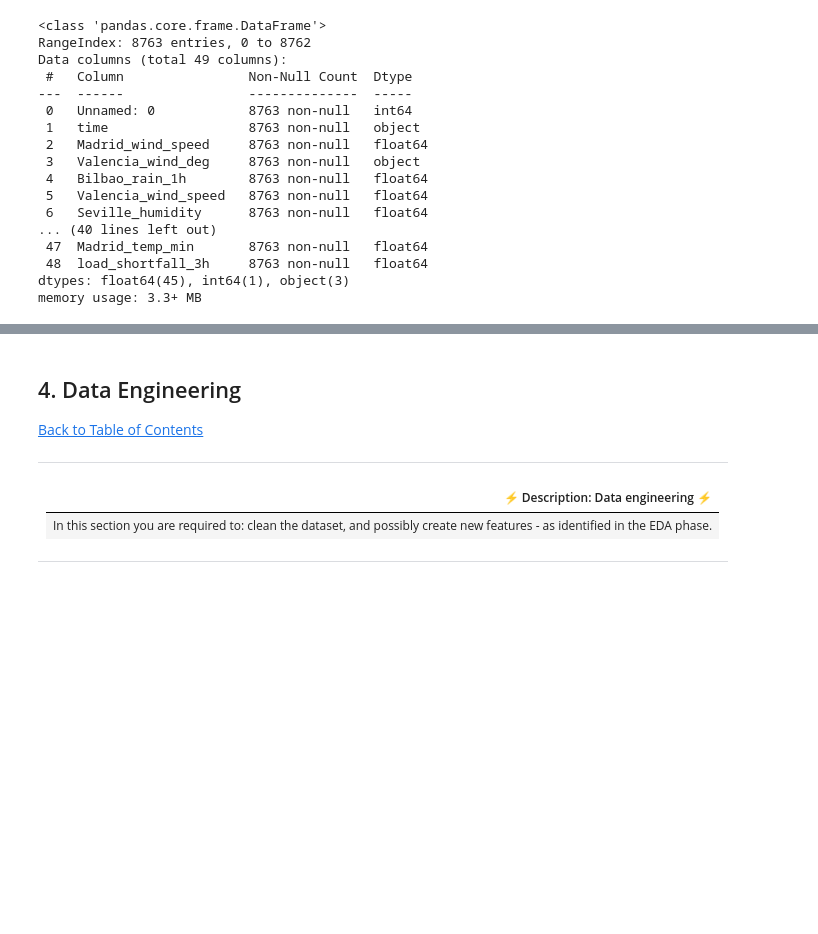
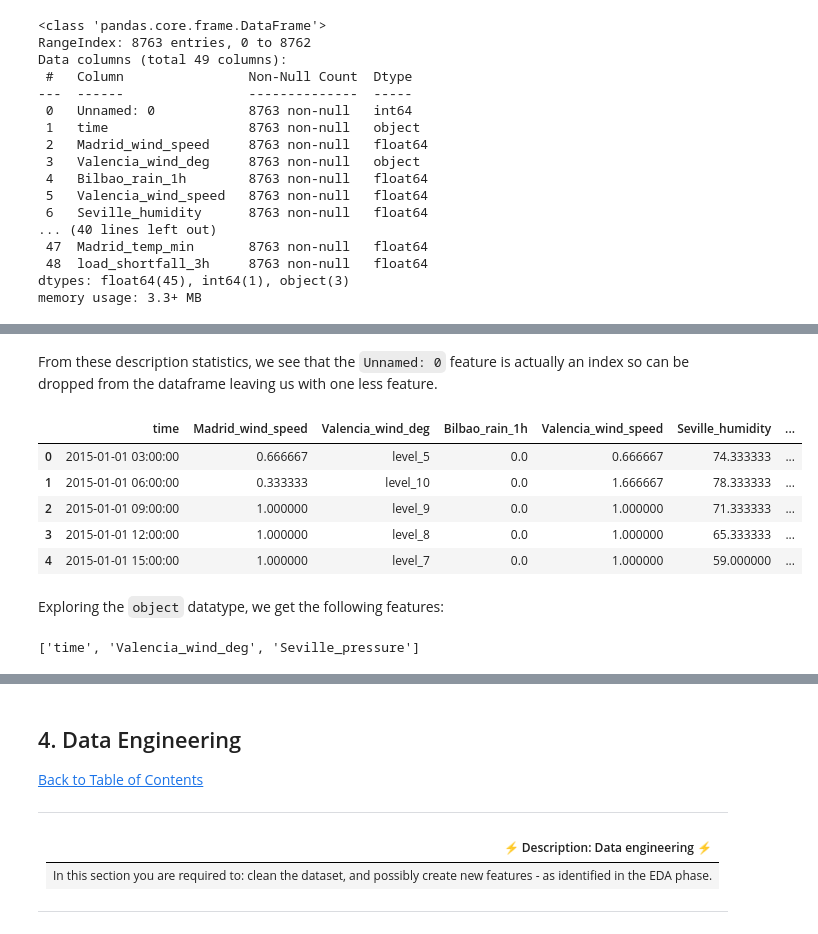
Before and after one commit to queen9921/advanced_regression, a Jupyter notebook: starter-notebook.ipynb, the cells around one changed output, grey strips where cells are left out. Drawn from its saved outputs; the diff is of its cells as text; code cells hidden in the pictures; blank space fills up the shorter version.

Commit message:
Did more EDA, especially descriptive statistics

```diff
--- a/starter-notebook.ipynb
+++ b/starter-notebook.ipynb
@@ -78,7 +78,8 @@ from sklearn.model_selection import train_test_split
 # Setting global constants to ensure notebook results are reproducible
 # PARAMETER_CONSTANT = ###
 
-pd.set_option('display.max_rows', None) # to see all rows for the stats part
+pd.set_option("display.max_rows", None) # to see all rows for the stats part
+pd.set_option("display.max_columns", None) # to see all columns for the stats part
 # %% [markdown]
 For this task, exploritory data analysis (EDA) will be utilised to analyse and explore the data to reveal insights, patterns, correlation, etc. This activity will reveal relevant features that will be used to create a model/models capable of forecasting the three hourly demand shortfalls. The following Python libraries will be used for this:
 
@@ -176,0 +224,19 @@ memory usage: 3.3+ MB
+# %% [markdown]
+From these description statistics, we see that the `Unnamed: 0` feature is actually an index so can be dropped from the dataframe leaving us with one less feature.
+# %%
+df_train = df_train.drop(["Unnamed: 0"], axis = 1)
+df_train.head()
+# %% [output]
+|  | time | Madrid_wind_speed | Valencia_wind_deg | Bilbao_rain_1h | Valencia_wind_speed | Seville_humidity | ... |
+| 0 | 2015-01-01 03:00:00 | 0.666667 | level_5 | 0.0 | 0.666667 | 74.333333 | ... |
+| 1 | 2015-01-01 06:00:00 | 0.333333 | level_10 | 0.0 | 1.666667 | 78.333333 | ... |
+| 2 | 2015-01-01 09:00:00 | 1.000000 | level_9 | 0.0 | 1.000000 | 71.333333 | ... |
+| 3 | 2015-01-01 12:00:00 | 1.000000 | level_8 | 0.0 | 1.000000 | 65.333333 | ... |
+| 4 | 2015-01-01 15:00:00 | 1.000000 | level_7 | 0.0 | 1.000000 | 59.000000 | ... |
+# %% [markdown]
+ Exploring the `object` datatype, we get the following features:
+# %%
+object_list = df_train.select_dtypes(include = ["object"]).columns.to_list()
+object_list
+# %% [output]
+['time', 'Valencia_wind_deg', 'Seville_pressure']
```
Also changed, not shown: parts of 8 cells of this notebook.
